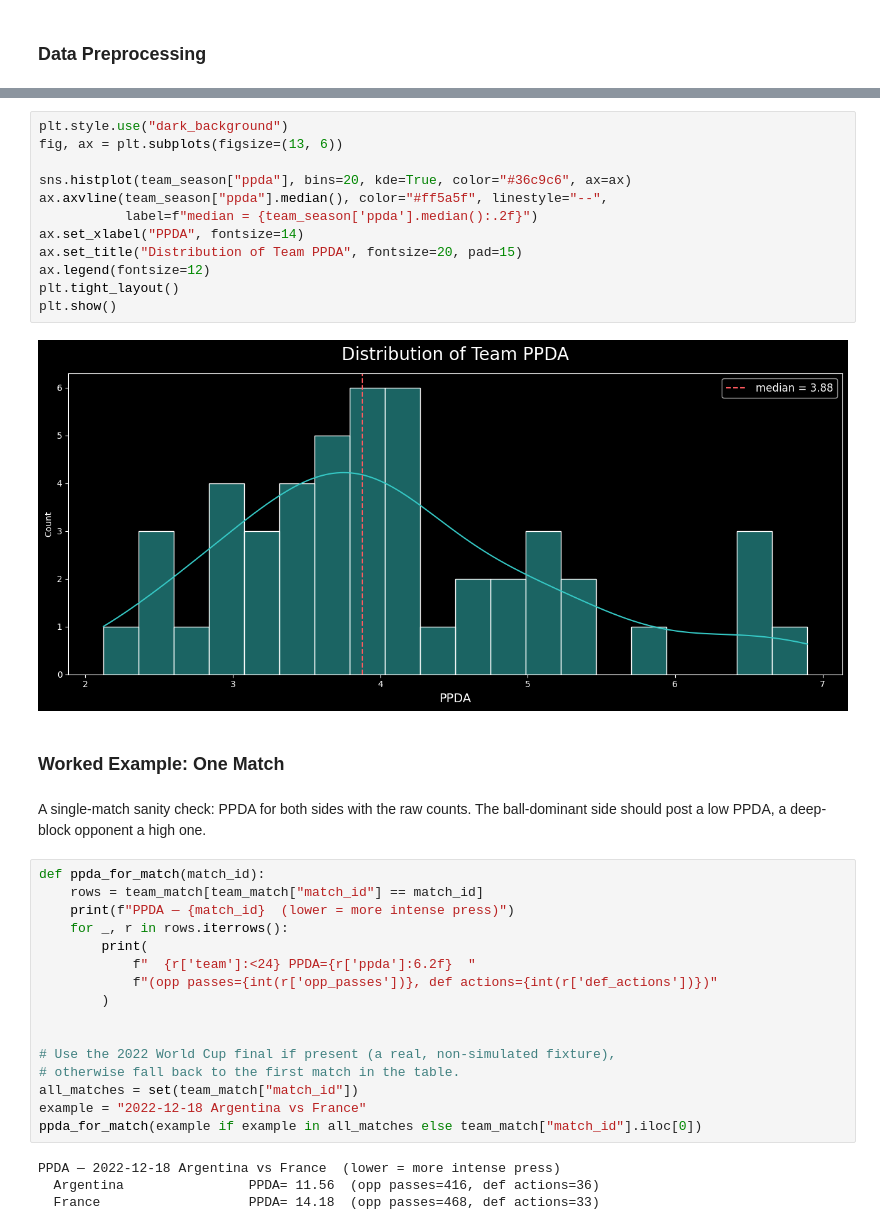
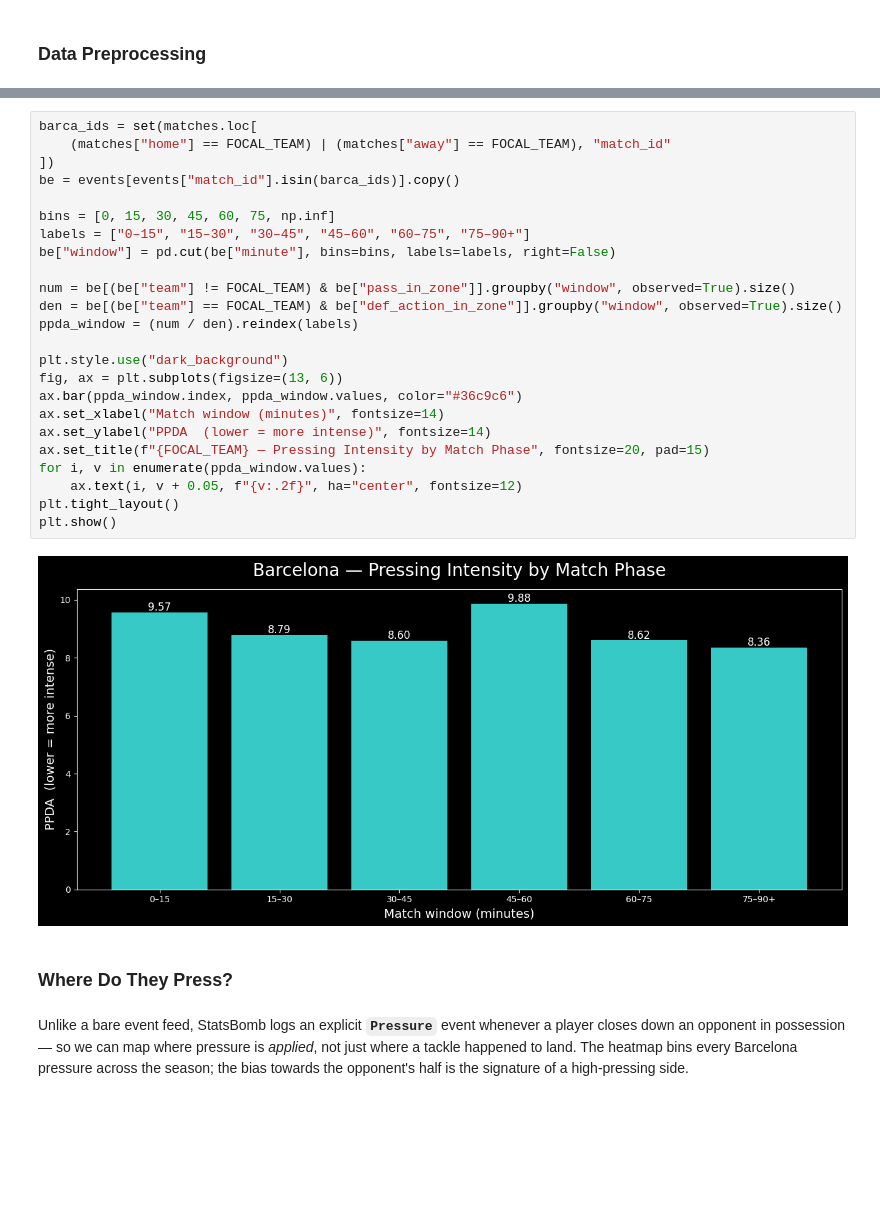
Before and after one commit to liyizhan6575/project_kick, a Jupyter notebook: football_models/defending/ppda.ipynb, the cells around one changed output, grey strips where cells are left out. Cells and saved outputs as stored; diff of their text form; blank space fills up the shorter version.

```diff
--- a/football_models/defending/ppda.ipynb
+++ b/football_models/defending/ppda.ipynb
@@ -268,38 +194,30 @@ The **distribution of PPDA across teams** shows how the field splits between hig
-# %%
-plt.style.use("dark_background")
-fig, ax = plt.subplots(figsize=(13, 6))
-
-sns.histplot(team_season["ppda"], bins=20, kde=True, color="#36c9c6", ax=ax)
-ax.axvline(team_season["ppda"].median(), color="#ff5a5f", linestyle="--",
-           label=f"median = {team_season['ppda'].median():.2f}")
-ax.set_xlabel("PPDA", fontsize=14)
-ax.set_title("Distribution of Team PPDA", fontsize=20, pad=15)
-ax.legend(fontsize=12)
-plt.tight_layout()
-plt.show()
-# %% [output]
-[figure, removed]
+# %%
+barca_ids = set(matches.loc[
+    (matches["home"] == FOCAL_TEAM) | (matches["away"] == FOCAL_TEAM), "match_id"
+])
+be = events[events["match_id"].isin(barca_ids)].copy()
+
+bins = [0, 15, 30, 45, 60, 75, np.inf]
+labels = ["0–15", "15–30", "30–45", "45–60", "60–75", "75–90+"]
+be["window"] = pd.cut(be["minute"], bins=bins, labels=labels, right=False)
+
+num = be[(be["team"] != FOCAL_TEAM) & be["pass_in_zone"]].groupby("window", observed=True).size()
+den = be[(be["team"] == FOCAL_TEAM) & be["def_action_in_zone"]].groupby("window", observed=True).size()
+ppda_window = (num / den).reindex(labels)
+
+plt.style.use("dark_background")
+fig, ax = plt.subplots(figsize=(13, 6))
+ax.bar(ppda_window.index, ppda_window.values, color="#36c9c6")
+ax.set_xlabel("Match window (minutes)", fontsize=14)
+ax.set_ylabel("PPDA  (lower = more intense)", fontsize=14)
+ax.set_title(f"{FOCAL_TEAM} — Pressing Intensity by Match Phase", fontsize=20, pad=15)
+for i, v in enumerate(ppda_window.values):
+    ax.text(i, v + 0.05, f"{v:.2f}", ha="center", fontsize=12)
+plt.tight_layout()
+plt.show()
+# %% [output]
+[figure, added]
+# %% [markdown]
+### Where Do They Press?
 # %% [markdown]
-### Worked Example: One Match
+Unlike a bare event feed, StatsBomb logs an explicit **`Pressure`** event whenever a player closes down an opponent in possession — so we can map where pressure is *applied*, not just where a tackle happened to land. The heatmap bins every Barcelona pressure across the season; the bias towards the opponent's half is the signature of a high-pressing side.
-# %% [markdown]
-A single-match sanity check: PPDA for both sides with the raw counts. The ball-dominant side should post a low PPDA, a deep-block opponent a high one.
-# %%
-def ppda_for_match(match_id):
-    rows = team_match[team_match["match_id"] == match_id]
-    print(f"PPDA — {match_id}  (lower = more intense press)")
-    for _, r in rows.iterrows():
-        print(
-            f"  {r['team']:<24} PPDA={r['ppda']:6.2f}  "
-            f"(opp passes={int(r['opp_passes'])}, def actions={int(r['def_actions'])})"
-        )
-
-
-# Use the 2022 World Cup final if present (a real, non-simulated fixture),
-# otherwise fall back to the first match in the table.
-all_matches = set(team_match["match_id"])
-example = "2022-12-18 Argentina vs France"
-ppda_for_match(example if example in all_matches else team_match["match_id"].iloc[0])
-# %% [output]
-PPDA — 2022-12-18 Argentina vs France  (lower = more intense press)
-  Argentina                PPDA= 11.56  (opp passes=416, def actions=36)
-  France                   PPDA= 14.18  (opp passes=468, def actions=33)
```
Also changed, not shown: parts of 35 cells of this notebook.
